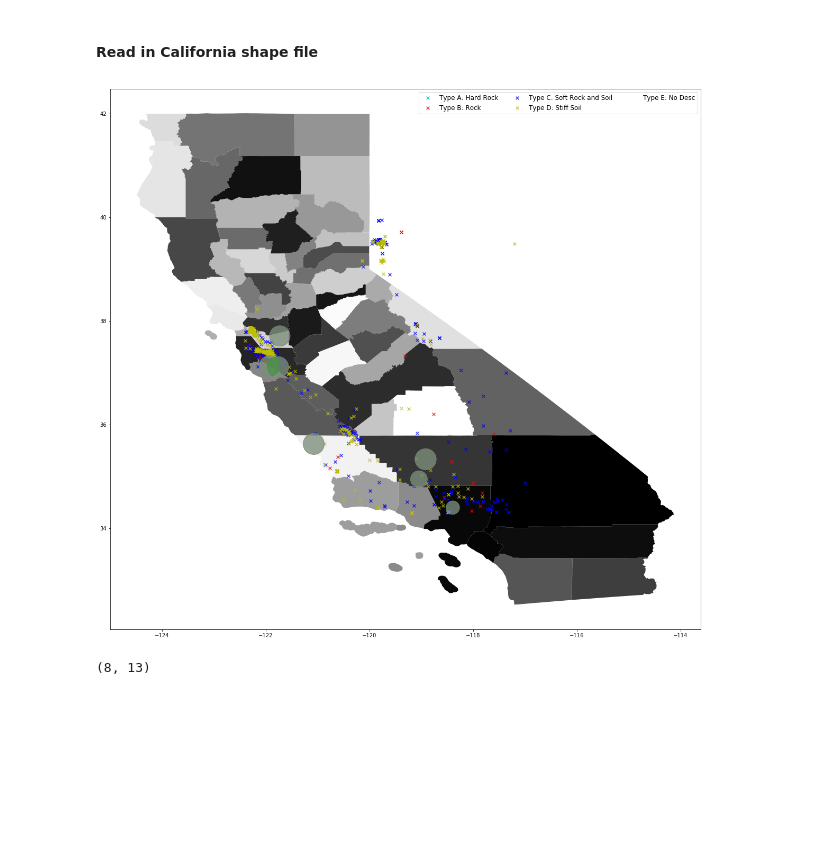
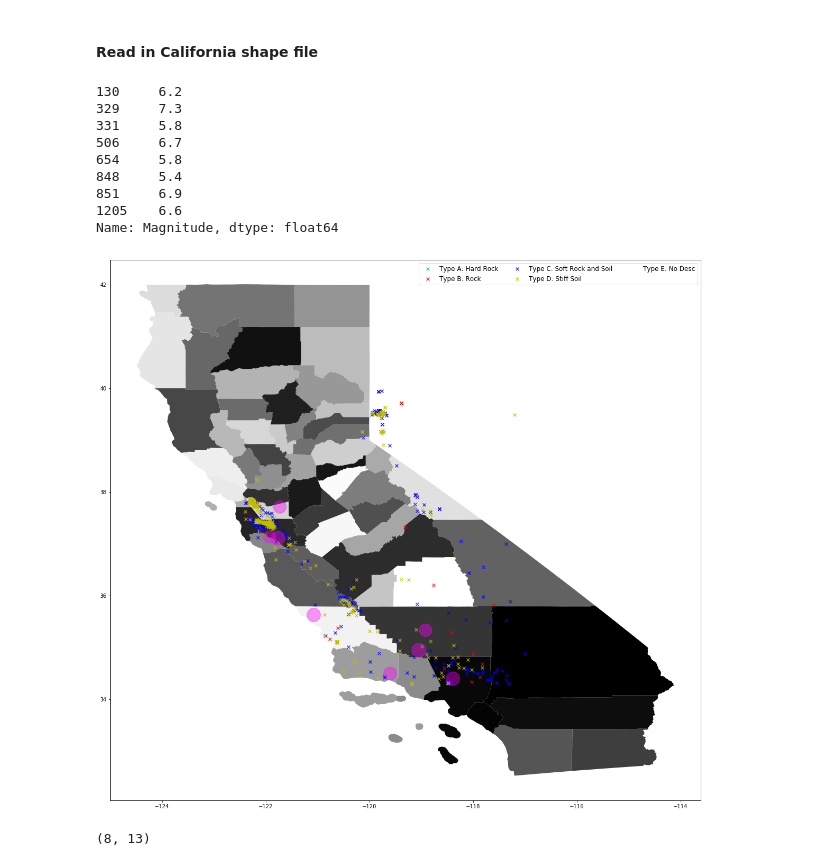
Before and after one commit to paulo-g-martinez/dq3-earthquakes, a Jupyter notebook: Data_Question_3.ipynb, the cells around one changed output. Drawn from its saved outputs; the diff is of its cells as text; code cells hidden in the pictures; blank space fills up the shorter version.

```diff
--- a/Data_Question_3.ipynb
+++ b/Data_Question_3.ipynb
@@ -173,10 +173,10 @@ Cal_quake_df = Cal_quake_df.query("-122.4<Long<-116.9")
 # %% [markdown]
 #### Define Califonia depth data to be used for bubble chart
 # %%
-Cal_quake_depth = Cal_quake_df['Depth'].astype(list)
-Cal_quake_depth = Cal_quake.fillna(0)
-Cal_quake_depth = Cal_quake.astype(float)
-Cal_quake.dtypes
+Depth = Cal_quake_df['Depth'].astype(list)
+Depth = Depth.fillna(0)
+Depth = Depth.astype(float)
+Depth.dtypes
 # %% [output]
 dtype('float64')
 # %% [markdown]
@@ -191,10 +191,10 @@ dtype('float64')
 # %% [markdown]
 #### Define Califonia Deaths data to be used for bubble chart
 # %%
-Cal_quake_dt = Cal_quake_df['Deaths'].astype(list)
-Cal_quake_dt = Cal_quake.fillna(0)
-Cal_quake_dt = Cal_quake.astype(float)
-Cal_quake.dtypes
+Deaths = Cal_quake_df['Deaths'].astype(list)
+Deaths = Deaths.fillna(0)
+Deaths = Deaths.astype(float)
+Deaths.dtypes
 # %% [output]
 dtype('float64')
 # %% [markdown]
@@ -233,37 +233,54 @@ def response(change):
     C = plt.scatter(data = Cal_Soil.query('SoilProfileType == "Type C"'), x = 'Longitude', y = 'Latitude',
         marker = 'x', s=35, alpha = 0.75, color = 'b')
 
     D = plt.scatter(data = Cal_Soil.query('SoilProfileType == "Type D"'), x = 'Longitude', y = 'Latitude',
         marker = 'x', s=35, alpha = 0.75, color = 'y')
 
     E = plt.scatter(data = Cal_Soil.query('SoilProfileType == "Type E"'), x = 'Longitude', y = 'Latitude',
         marker = 'x', s=35, alpha = 0.75, color = '')
 
-    plt.scatter(Cal_quake_df['Long'], Cal_quake_df['Lat'],\
-           s=Cal_quake_mag*100, c = "magenta",alpha=0.4)
+    data = Cal_quake_df[''+change['new']+'']
+
+    data = data.astype(list)
+    data = data.fillna(0)
+    data = data.astype(float)
+
+    print(data)
 
     plt.scatter(Cal_quake_df['Long'], Cal_quake_df['Lat'],\
+           s=data*100, c = "magenta",alpha=0.4)
+
+    '''plt.scatter(Cal_quake_df['Long'], Cal_quake_df['Lat'],\
            s=Cal_quake_dt*100, c = "white",alpha=0.4)
 
     plt.scatter(Cal_quake_df['Long'], Cal_quake_df['Lat'],\
-           s=Cal_quake_depth*100, c = "green",alpha=0.4)
+           s=Cal_quake_depth*100, c = "green",alpha=0.4)'''
 
     plt.legend((A, B, C, D, E),
            ('Type A: Hard Rock', 'Type B: Rock', 'Type C: Soft Rock and Soil', 'Type D: Stiff Soil', 'Type E: No Desc'),
            scatterpoints=1,
            loc='upper right',
            ncol=3,
            fontsize=12)
 
 plt.show()
 
 #specify the event trigger
 variable_dropdown.observe(response, names='value')
 
 #display widget
 display(variable_dropdown)
 # %% [output]
+130     6.2
+329     7.3
+331     5.8
+506     6.7
+654     5.8
+848     5.4
+851     6.9
+1205    6.6
+Name: Magnitude, dtype: float64
-[figure, old version]
+[figure, new version]
 # %%
 Cal_quake_df.shape
 # %% [output]
```
Also changed, not shown: parts of 1 cell of this notebook.
